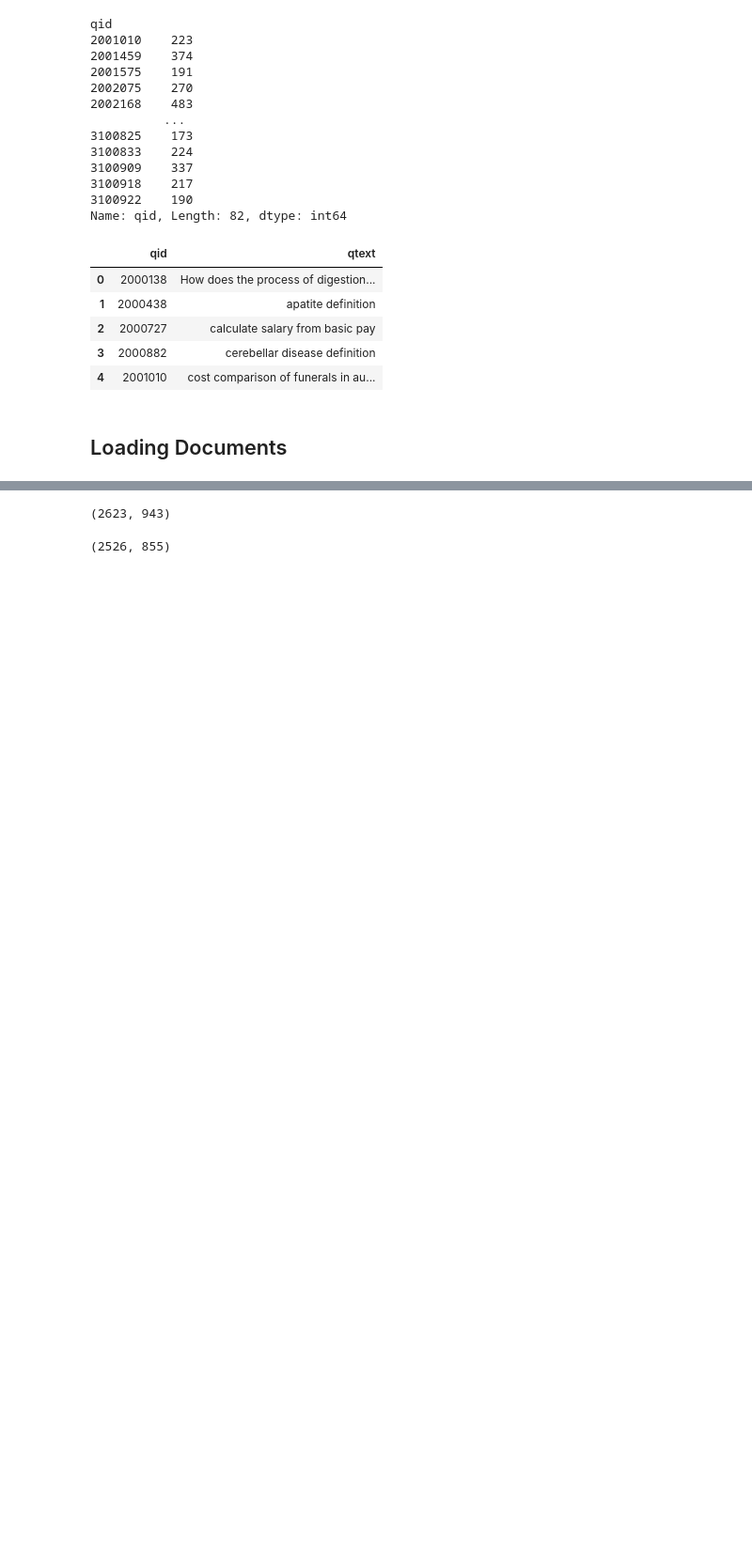
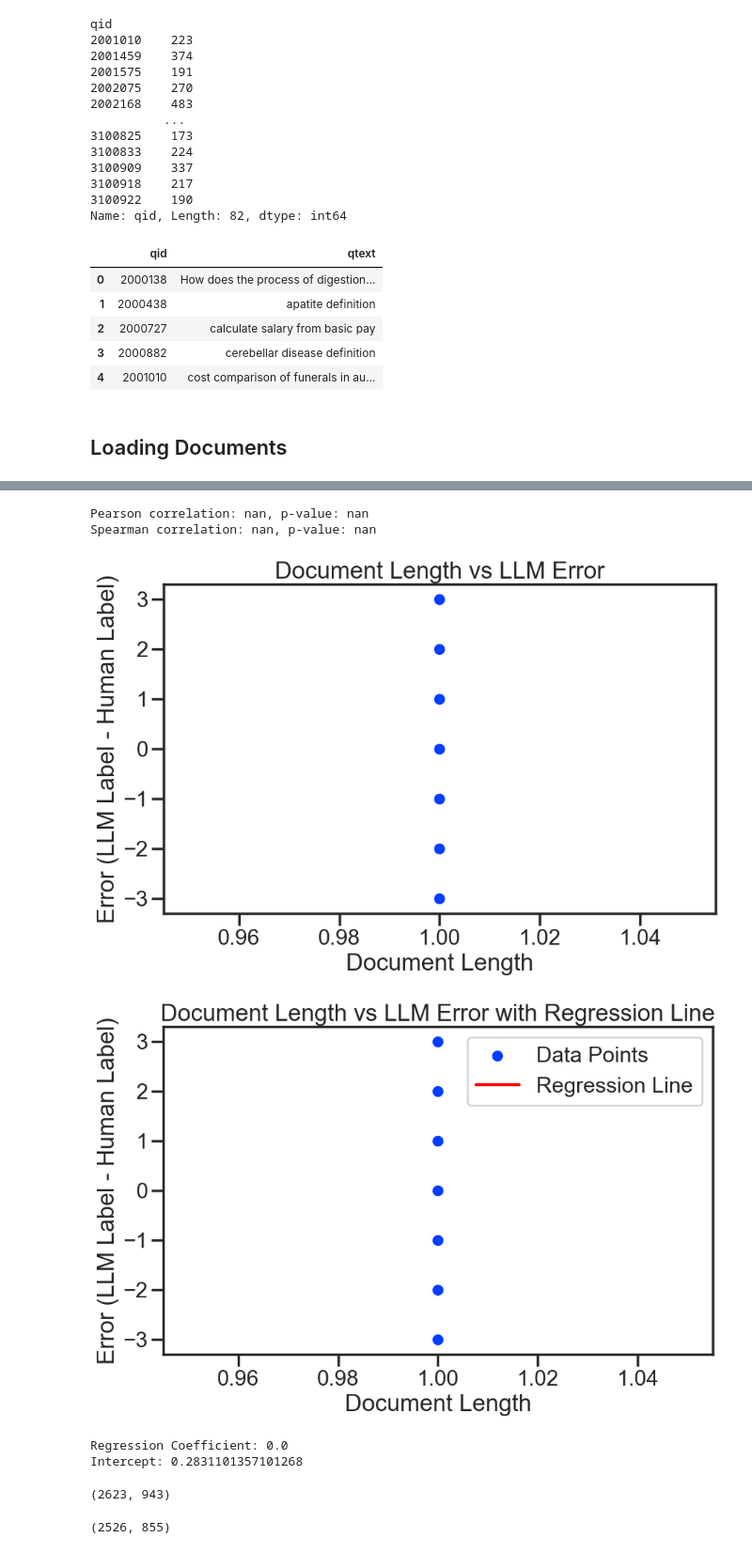
Before and after one commit to rahmanidashti/BiasSyntheticData, a Jupyter notebook: 3-judgement-analysis.ipynb, the cells around one changed output, grey strips where cells are left out. Shown at 94% size. Cells and saved outputs as stored; diff of their text form; code cells hidden in the pictures; blank space fills up the shorter version.

```diff
--- a/3-judgement-analysis.ipynb
+++ b/3-judgement-analysis.ipynb
@@ -82,7 +82,9 @@ more_relevant_by_llm_docids = set()
 equal_qids = set()
 equal_docids = set()
 # %%
+all_docis_len = []
 for nist_qrel, llm_qrel in zip(nist_qrels.itertuples(index=True), gpt4_qrels.itertuples(index=True)):
+    all_docis_len.append(get_doc_length(docid_to_passage[nist_qrel.docid]))
     if nist_qrel.qid == llm_qrel.qid:
         if nist_qrel.qid in (t5_queries_judged + gpt4_queries_judged):
             if nist_qrel.docid == llm_qrel.docid:
@@ -105,3 +127,73 @@ for nist_qrel, llm_qrel in zip(nist_qrels.itertuples(index=True), gpt4_qrels.ite
+# %%
+import pandas as pd
+import numpy as np
+import matplotlib.pyplot as plt
+import seaborn as sns
+from scipy.stats import pearsonr, spearmanr
+from sklearn.linear_model import LinearRegression
+
+# Example DataFrame creation
+data = {
+    'human_label': nist_qrels['rel'],
+    'llm_label': gpt4_qrels['rel'],
+    'document_length': all_docis_len
+}
+
+df = pd.DataFrame(data)
+
+# Step 1: Calculate Errors
+df['error'] = df['llm_label'] - df['human_label']
+
+# Step 2: Correlation Analysis
+# Pearson correlation
+pearson_corr, pearson_pval = pearsonr(df['error'], df['document_length'])
+
+# Spearman correlation
+spearman_corr, spearman_pval = spearmanr(df['error'], df['document_length'])
+
+print(f"Pearson correlation: {pearson_corr}, p-value: {pearson_pval}")
+print(f"Spearman correlation: {spearman_corr}, p-value: {spearman_pval}")
+
+# Step 3: Visualization
+plt.figure(figsize=(10, 6))
+sns.scatterplot(x='document_length', y='error', data=df)
+plt.title('Document Length vs LLM Error')
+plt.xlabel('Document Length')
+plt.ylabel('Error (LLM Label - Human Label)')
+plt.show()
+
+# Step 4: Regression Analysis
+# Reshape document_length for sklearn LinearRegression
+X = df['document_length'].values.reshape(-1, 1)
+y = df['error'].values
+
+# Perform linear regression
+model = LinearRegression()
+model.fit(X, y)
+
+# Get regression predictions
+y_pred = model.predict(X)
+
+# Plot regression line with scatter plot
+plt.figure(figsize=(10, 6))
+sns.scatterplot(x='document_length', y='error', data=df, label='Data Points')
+plt.plot(df['document_length'], y_pred, color='red', label='Regression Line')
+plt.title('Document Length vs LLM Error with Regression Line')
+plt.xlabel('Document Length')
+plt.ylabel('Error (LLM Label - Human Label)')
+plt.legend()
+plt.show()
+
+# Print regression coefficients
+print(f"Regression Coefficient: {model.coef_[0]}")
+print(f"Intercept: {model.intercept_}")
+# %% [output]
+Pearson correlation: nan, p-value: nan
+Spearman correlation: nan, p-value: nan
+[figure, added]
+[figure, added]
+Regression Coefficient: 0.0
+Intercept: 0.2831101357101268
 # %%
 len(more_relevant_by_llm_docids), len(more_relevant_by_nist_docids)
 # %% [output]
```
Also changed, not shown: parts of 9 cells of this notebook.
